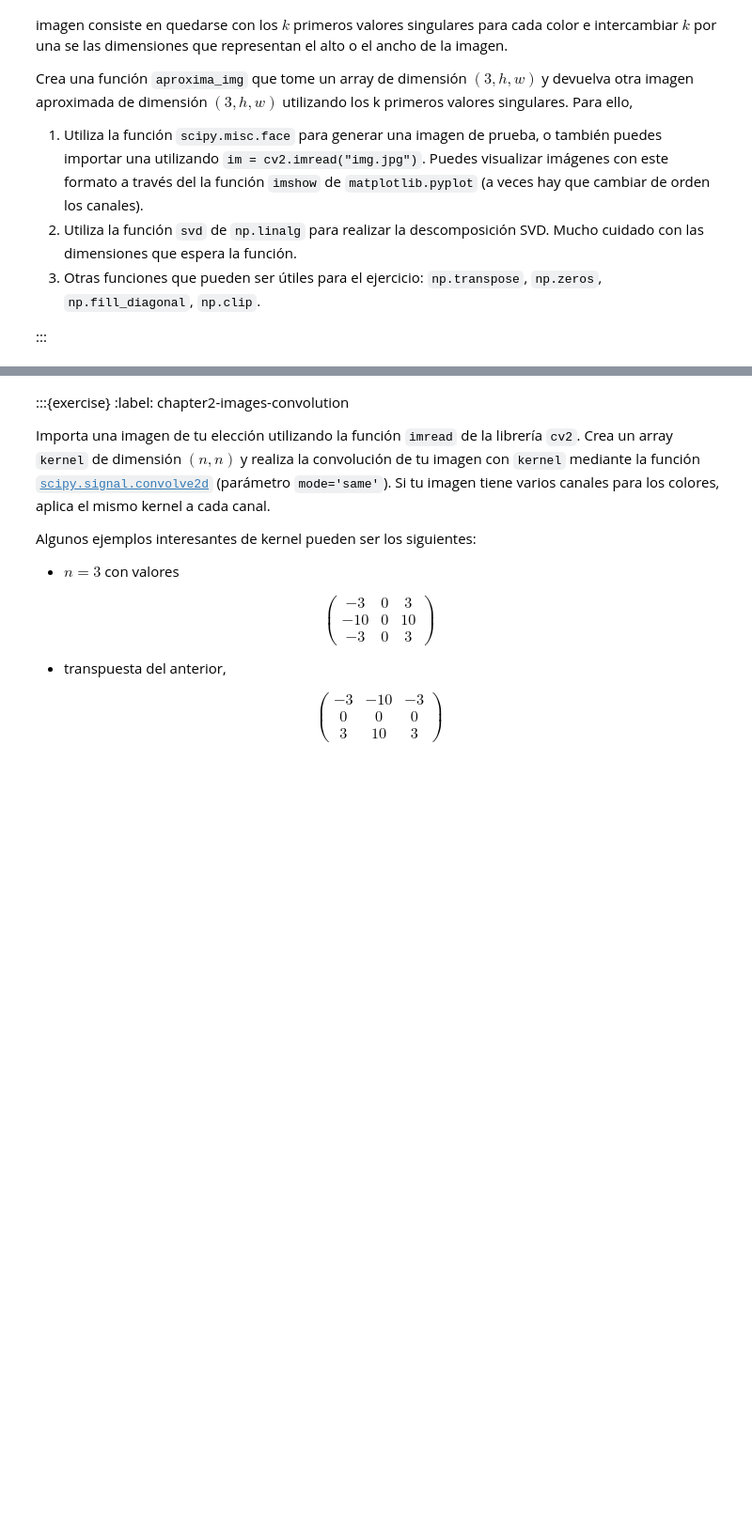
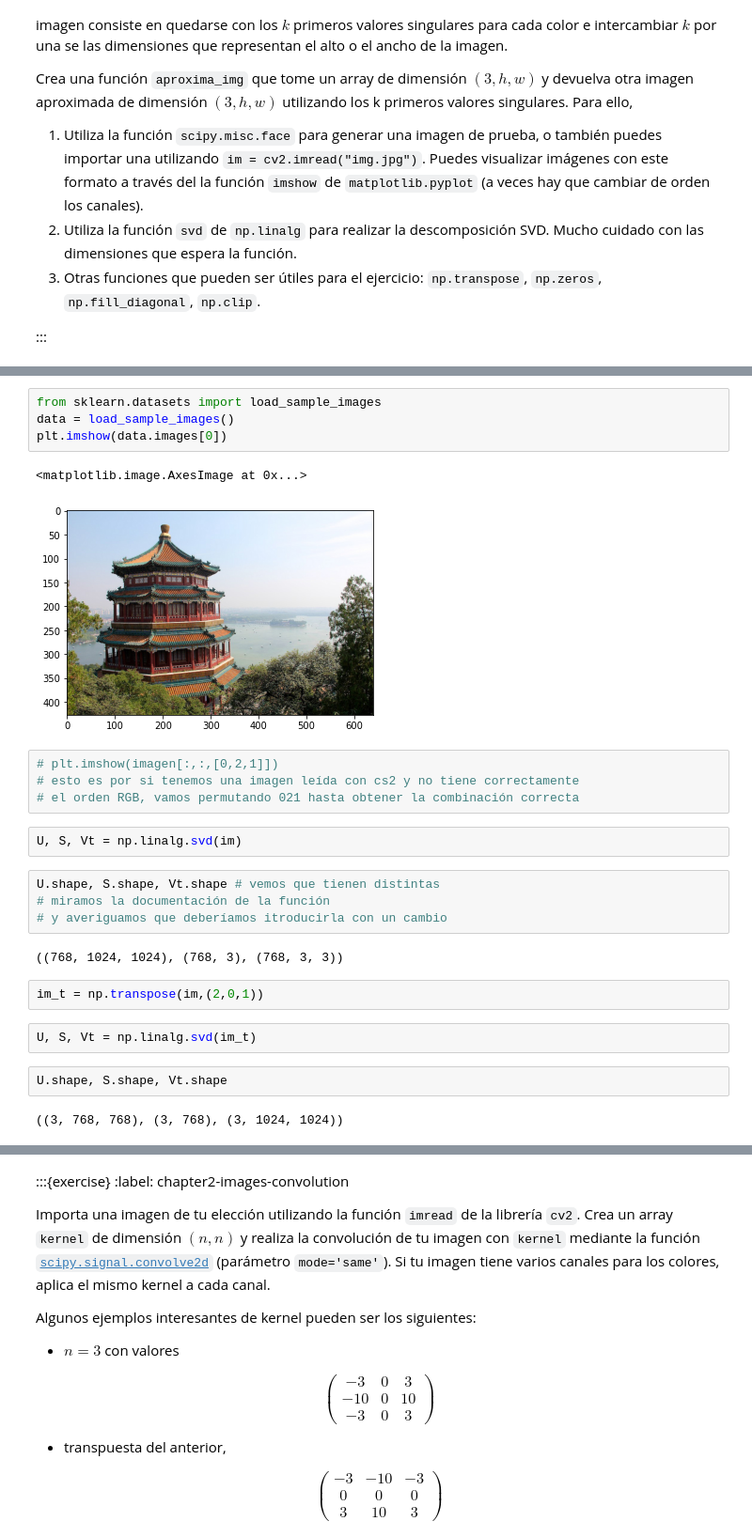
Before and after one commit to magjanvaz/curso-python-us, a Jupyter notebook: notebooks/numpy/exercises.ipynb, the cells around one changed output, grey strips where cells are left out. Shown at 94% size. Cells and saved outputs as stored; diff of their text form; blank space fills up the shorter version.

```diff
--- a/notebooks/numpy/exercises.ipynb
+++ b/notebooks/numpy/exercises.ipynb
@@ -94,0 +110,27 @@ Crea una función `aproxima_img` que tome un array de dimensión $(3, h, w)$ y d
+# %%
+from sklearn.datasets import load_sample_images
+data = load_sample_images()
+plt.imshow(data.images[0])
+# %% [output]
+<matplotlib.image.AxesImage at 0x...>
+[figure, added]
+# %%
+# plt.imshow(imagen[:,:,[0,2,1]])
+# esto es por si tenemos una imagen leída con cs2 y no tiene correctamente
+# el orden RGB, vamos permutando 021 hasta obtener la combinación correcta
+# %%
+U, S, Vt = np.linalg.svd(im)
+# %%
+U.shape, S.shape, Vt.shape # vemos que tienen distintas
+# miramos la documentación de la función
+# y averiguamos que deberíamos itroducirla con un cambio
+# %% [output]
+((768, 1024, 1024), (768, 3), (768, 3, 3))
+# %%
+im_t = np.transpose(im,(2,0,1))
+# %%
+U, S, Vt = np.linalg.svd(im_t)
+# %%
+U.shape, S.shape, Vt.shape
+# %% [output]
+((3, 768, 768), (3, 768), (3, 1024, 1024))
```
Also changed, not shown: parts of 13 cells of this notebook.
